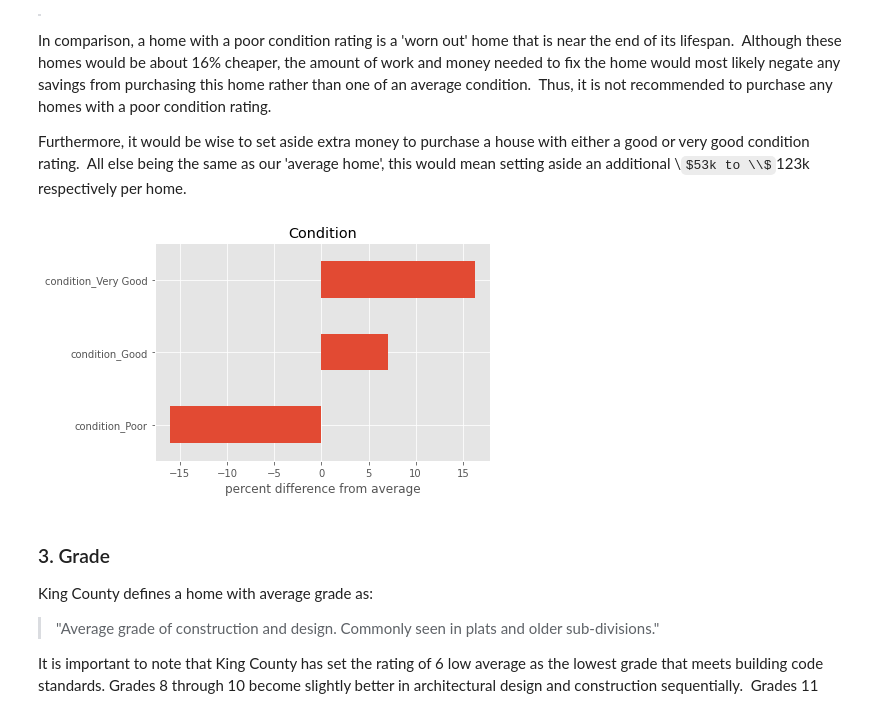
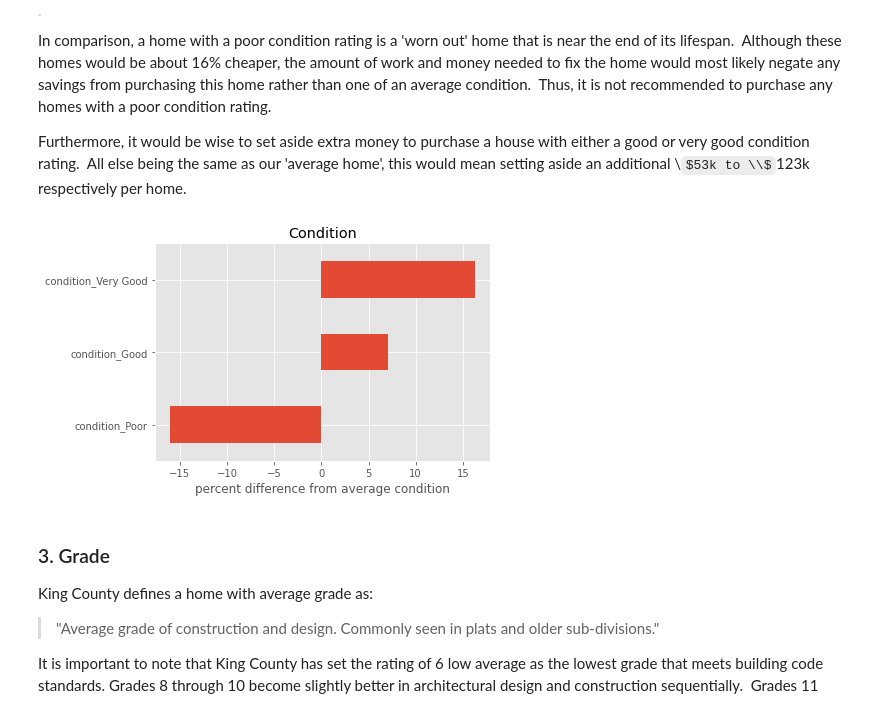
Before and after one commit to Bella3s/housing-analysis-project, a Jupyter notebook: housing_analysis.ipynb, the cells around one changed output. Cells and saved outputs as stored; diff of their text form; code cells hidden in the pictures; some formulas as TeX source.

```diff
--- a/housing_analysis.ipynb
+++ b/housing_analysis.ipynb
@@ -882,17 +888,17 @@ Furthermore, it would be wise to set aside extra money to purchase a house with
 # %%
 df_coeff.set_index('variables', inplace=True)
 
 conditions = ['condition_Poor', 'condition_Good', 'condition_Very Good']
 
 fix, ax = plt.subplots()
 
 df_coeff['coefficient_percentage'].loc[conditions].plot.barh(ax=ax)
 
 ax.set_ylabel('')
-ax.set_xlabel('percent difference from average')
+ax.set_xlabel('percent difference from average condition')
 ax.set_title('Condition');
 # %% [output]
-[figure, old version]
+[figure, new version]
 # %% [markdown]
 ### 3. Grade
 
```
Also changed, not shown: parts of 12 cells of this notebook, 2 other files.
